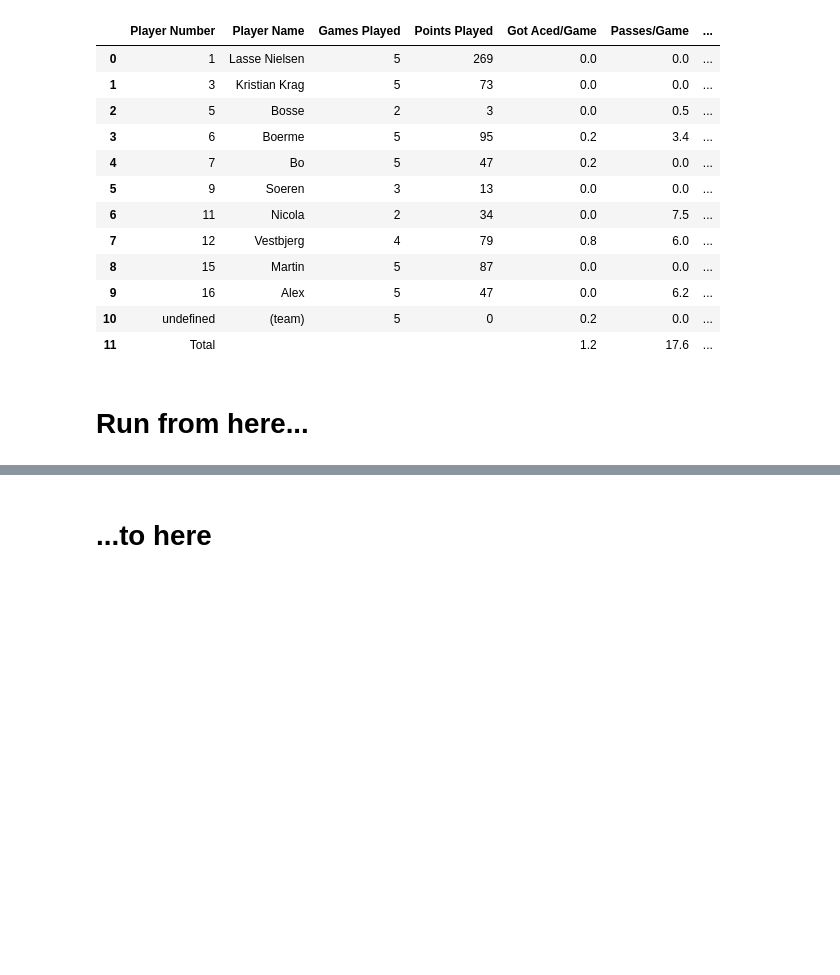
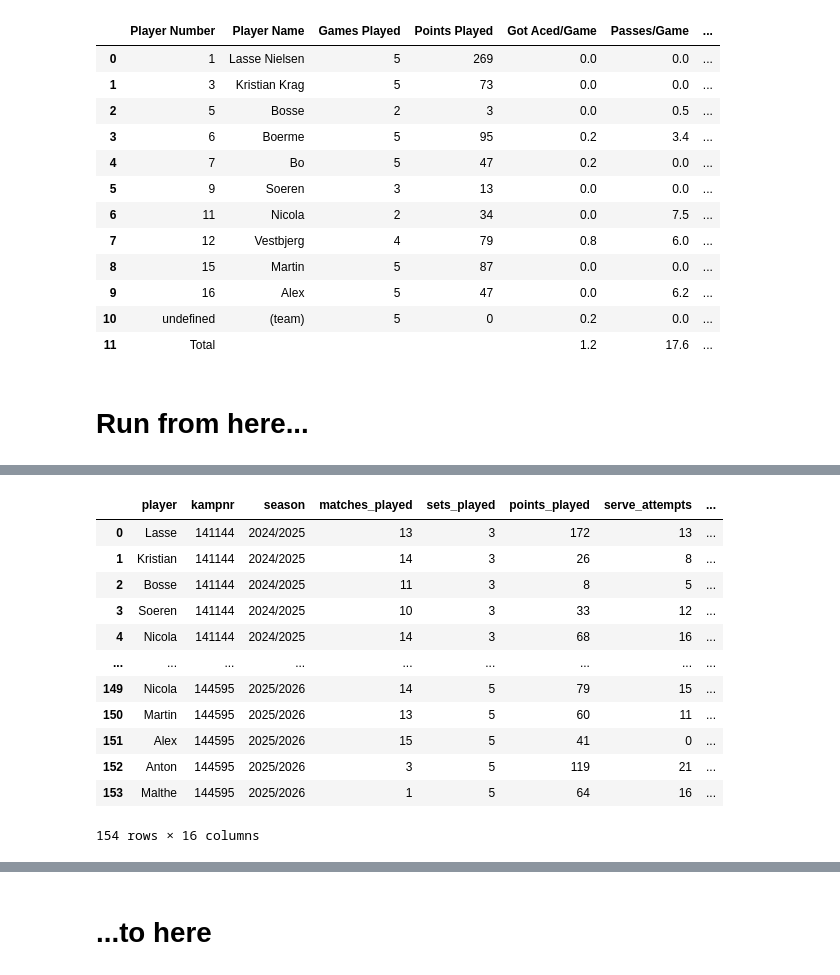
Before and after one commit to alexpcapp/frederiksberg-elite-stats, a Jupyter notebook: testing.ipynb, the cells around one changed output, grey strips where cells are left out. Cells and saved outputs as stored; diff of their text form; code cells hidden in the pictures; blank space fills up the shorter version.

```diff
--- a/testing.ipynb
+++ b/testing.ipynb
@@ -1183,35 +1137,77 @@ serve_column_dictionary = {
     "3-Serve" : "three_serve",
     "Aces" : "aces",
     "Serve_Errors" : "serve_errors",
+    "Serve_Error_%": "serve_error_pct",
     "Points_Won_on_Serve" : "points_won_on_serve",
+    "Point_Scoring_%" : "point_scoring_pct"
 }
 
 serve_all = serve_all.rename(columns=serve_column_dictionary)
 
 # Kombiner med match schedules og resultater
 results = pd.read_csv("match-results-dvbf.csv")
 
 results["date"] = results["date"].str.strip()
 results["date"] = pd.to_datetime(results["date"])
 
 results_played = results[results["resultat"].notna()]
 
 serve_all = serve_all.merge(
     results_played[["season", "kampnr", "hjemme", "ude", "spillested", "played", "resultat", "result_for_frb", "date", "match_name", "opponent"]],
     on="kampnr",
     how="left"
 )
 
+serve_all['point_scoring_pct'] = (
+    serve_all['point_scoring_pct']
+    .str.strip()                           # remove spaces
+    .str.replace('%', '', regex=False)     # remove %
+    .replace('-', None)                    # replace dashes with None (not pd.NA)
+)
+
+# Now safely convert to numeric (invalid parsing -> NaN)
+serve_all['point_scoring_pct'] = pd.to_numeric(serve_all['point_scoring_pct'], errors='coerce')
+
+
+serve_all['serve_error_pct'] = (
+    serve_all['serve_error_pct']
+    .str.strip()                           # remove spaces
+    .str.replace('%', '', regex=False)     # remove %
+    .replace('-', None)                    # replace dashes with None (not pd.NA)
+)
+
+serve_all['serve_error_pct'] = pd.to_numeric(serve_all['serve_error_pct'], errors='coerce')
+
 matches_per_player = serve_all.groupby("player")["kampnr"].nunique().reset_index(name="matches_played")
 serve_all = serve_all.merge(matches_per_player, on="player", how="left")
+temp_serve_df = serve_all
 
-serve_all = serve_all[["player", "kampnr", "season", "matches_played", "sets_played", "points_played", "serve_attempts", "average_serve_rating", "one_serve", "two_serve", "three_serve", "aces", "serve_errors", "points_won_on_serve"]]
+serve_all = serve_all[["player", "kampnr", "season", "matches_played", "sets_played", "points_played", "serve_attempts", "average_serve_rating", "one_serve", "two_serve", "three_serve", "aces", "serve_errors", "serve_error_pct", "points_won_on_serve", "point_scoring_pct"]]
 
 serve_all.loc[serve_all['player'] == 'Andreas Christensen', 'player'] = 'Ando'
+serve_all.loc[serve_all['player'] == 'Lasse Nielsen', 'player'] = 'Lasse'
+serve_all.loc[serve_all['player'] == 'Kristian Krag', 'player'] = 'Kristian'
+serve_all.loc[serve_all['player'] == 'Mads Q', 'player'] = 'Mads'
 
 serve_2025_2026 = serve_all[serve_all["season"] == "2025/2026"].copy()
 serve_2024_2025 = serve_all[serve_all["season"] == "2024/2025"].copy()
 serve_all_time = serve_all.copy()
+#temp_serve_df.columns
+serve_all_time
+# %% [output]
+|  | player | kampnr | season | matches_played | sets_played | points_played | serve_attempts | ... |
+| 0 | Lasse | 141144 | 2024/2025 | 13 | 3 | 172 | 13 | ... |
+| 1 | Kristian | 141144 | 2024/2025 | 14 | 3 | 26 | 8 | ... |
+| 2 | Bosse | 141144 | 2024/2025 | 11 | 3 | 8 | 5 | ... |
+| 3 | Soeren | 141144 | 2024/2025 | 10 | 3 | 33 | 12 | ... |
+| 4 | Nicola | 141144 | 2024/2025 | 14 | 3 | 68 | 16 | ... |
+| ... | ... | ... | ... | ... | ... | ... | ... | ... |
+| 149 | Nicola | 144595 | 2025/2026 | 14 | 5 | 79 | 15 | ... |
+| 150 | Martin | 144595 | 2025/2026 | 13 | 5 | 60 | 11 | ... |
+| 151 | Alex | 144595 | 2025/2026 | 15 | 5 | 41 | 0 | ... |
+| 152 | Anton | 144595 | 2025/2026 | 3 | 5 | 119 | 21 | ... |
+| 153 | Malthe | 144595 | 2025/2026 | 1 | 5 | 64 | 16 | ... |
+154 rows × 16 columns
 # %%
 
 non_numeric_cols = ["player", "season"]
```
Also changed, not shown: parts of 42 cells of this notebook, 39 other files.
